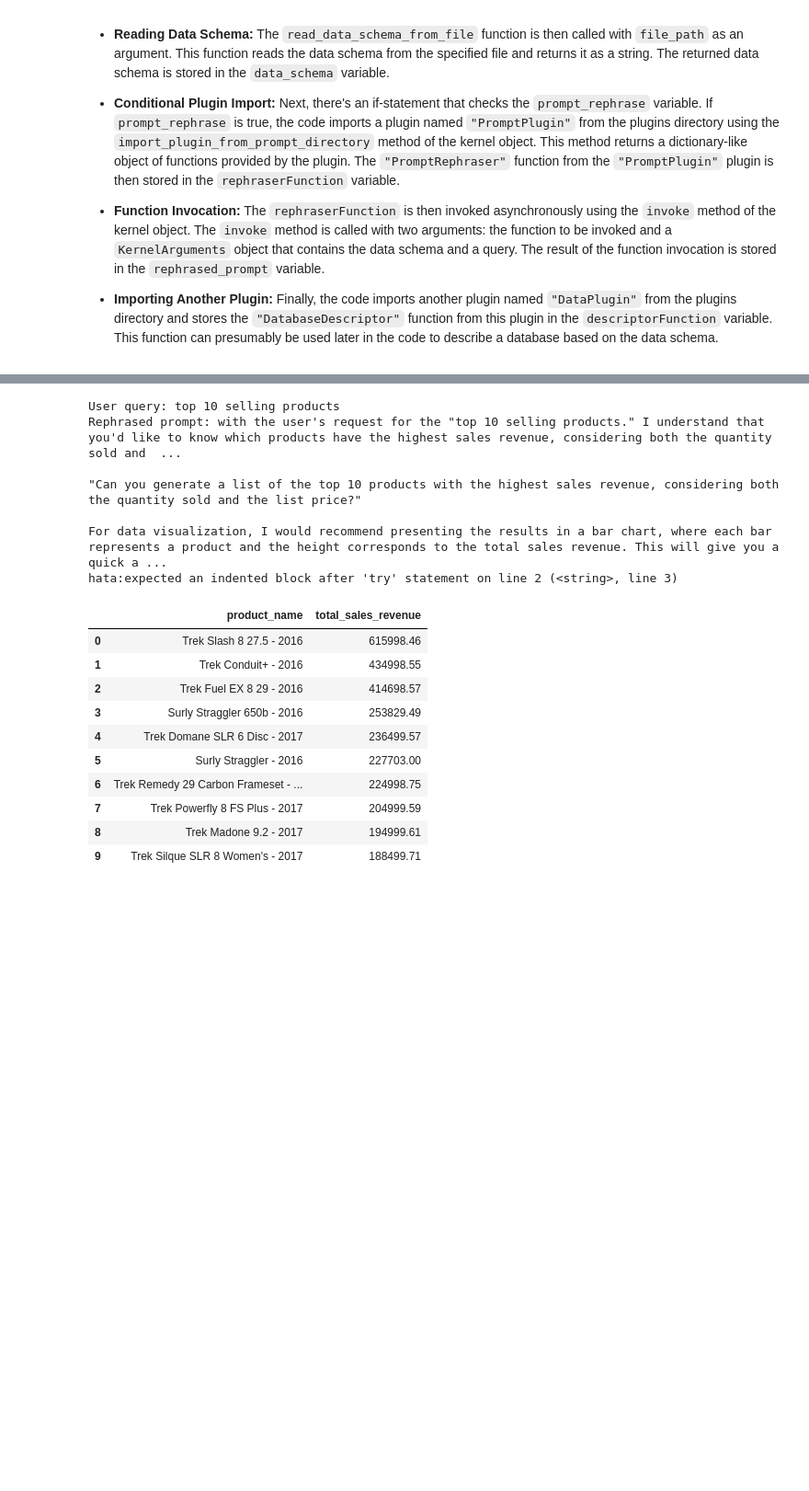
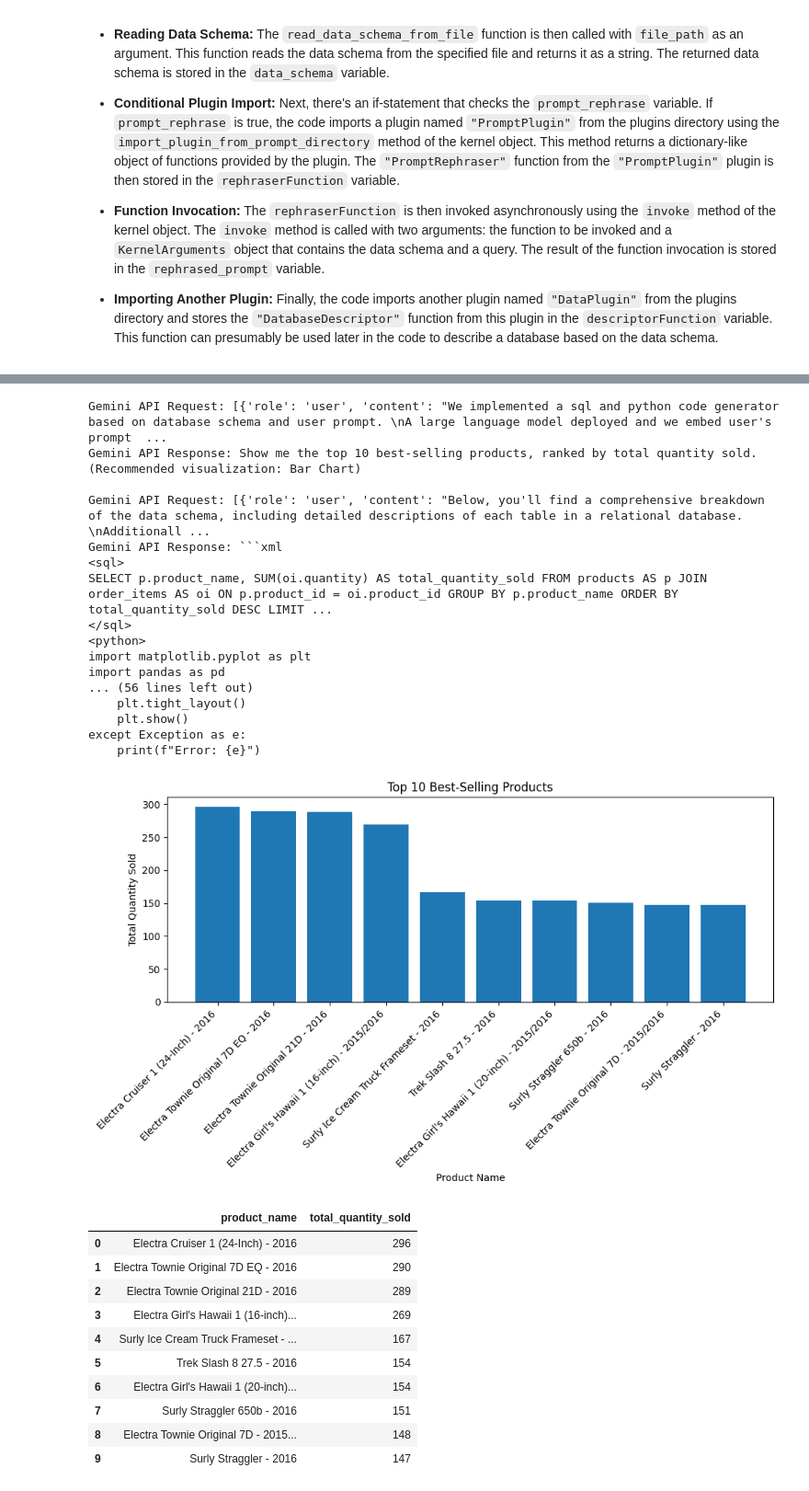
Before and after one commit to baykalucar/SemanticQueries, a Jupyter notebook: demo.ipynb, the cells around one changed output, grey strips where cells are left out. Shown: that part at 92% size. Drawn from its saved outputs; the diff is of its cells as text; code cells hidden in the pictures; blank space fills up the shorter version.

Commit message:
gemini service eklendi.

````diff
--- a/demo.ipynb
+++ b/demo.ipynb
@@ -109,21 +44,34 @@ An error occurred: Column 'average_monthly_order_quantity' has dtype object, can
 # %%
-await PromptToQueryResult(prompt_rephrase=True, debug=False ,selected_service=Service.HuggingFace, model_name="mistralaiMixtral8xbInstruct01", model_mode="chat")
+await PromptToQueryResult(prompt_rephrase=True, debug=True ,selected_service=Service.HuggingFace, model_name="mistralaiMixtral8xbInstruct01", model_mode="chat")
-# %% [output]
-User query: top 10 selling products
-Rephrased prompt: with the user's request for the "top 10 selling products." I understand that you'd like to know which products have the highest sales revenue, considering both the quantity sold and  ...
-
-"Can you generate a list of the top 10 products with the highest sales revenue, considering both the quantity sold and the list price?"
-
-For data visualization, I would recommend presenting the results in a bar chart, where each bar represents a product and the height corresponds to the total sales revenue. This will give you a quick a ...
-hata:expected an indented block after 'try' statement on line 2 (<string>, line 3)
-|  | product_name | total_sales_revenue |
-| 0 | Trek Slash 8 27.5 - 2016 | 615998.46 |
-| 1 | Trek Conduit+ - 2016 | 434998.55 |
-| 2 | Trek Fuel EX 8 29 - 2016 | 414698.57 |
-| 3 | Surly Straggler 650b - 2016 | 253829.49 |
-| 4 | Trek Domane SLR 6 Disc - 2017 | 236499.57 |
-| 5 | Surly Straggler - 2016 | 227703.00 |
-| 6 | Trek Remedy 29 Carbon Frameset - ... | 224998.75 |
-| 7 | Trek Powerfly 8 FS Plus - 2017 | 204999.59 |
-| 8 | Trek Madone 9.2 - 2017 | 194999.61 |
-| 9 | Trek Silque SLR 8 Women's - 2017 | 188499.71 |
+# %%
+await PromptToQueryResult(prompt_rephrase=True, debug=True ,selected_service=Service.Gemini)
+# %% [output]
+Gemini API Request: [{'role': 'user', 'content': "We implemented a sql and python code generator based on database schema and user prompt. \nA large language model deployed and we embed user's prompt  ...
+Gemini API Response: Show me the top 10 best-selling products, ranked by total quantity sold.
+(Recommended visualization: Bar Chart)
+
+Gemini API Request: [{'role': 'user', 'content': "Below, you'll find a comprehensive breakdown of the data schema, including detailed descriptions of each table in a relational database. \nAdditionall ...
+Gemini API Response: ```xml
+<sql>
+SELECT p.product_name, SUM(oi.quantity) AS total_quantity_sold FROM products AS p JOIN order_items AS oi ON p.product_id = oi.product_id GROUP BY p.product_name ORDER BY total_quantity_sold DESC LIMIT ...
+</sql>
+<python>
+import matplotlib.pyplot as plt
+import pandas as pd
+... (56 lines left out)
+    plt.tight_layout()
+    plt.show()
+except Exception as e:
+    print(f"Error: {e}")
+[figure, added]
+|  | product_name | total_quantity_sold |
+| 0 | Electra Cruiser 1 (24-Inch) - 2016 | 296 |
+| 1 | Electra Townie Original 7D EQ - 2016 | 290 |
+| 2 | Electra Townie Original 21D - 2016 | 289 |
+| 3 | Electra Girl's Hawaii 1 (16-inch)... | 269 |
+| 4 | Surly Ice Cream Truck Frameset - ... | 167 |
+| 5 | Trek Slash 8 27.5 - 2016 | 154 |
+| 6 | Electra Girl's Hawaii 1 (20-inch)... | 154 |
+| 7 | Surly Straggler 650b - 2016 | 151 |
+| 8 | Electra Townie Original 7D - 2015... | 148 |
+| 9 | Surly Straggler - 2016 | 147 |
````
Also changed, not shown: parts of 3 cells of this notebook, 4 other files.
